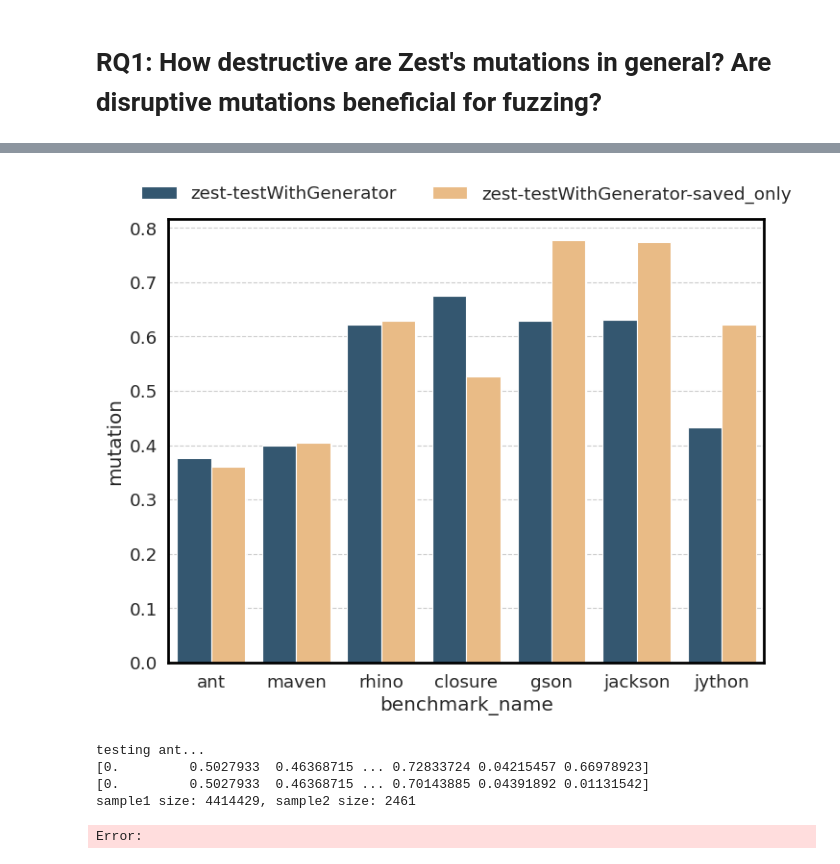
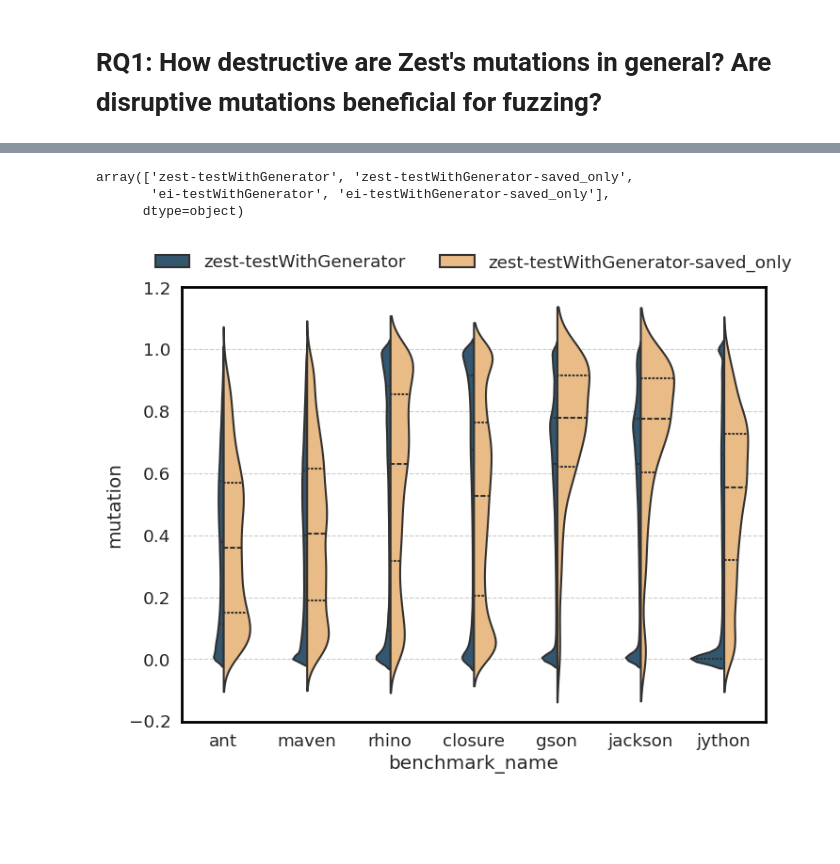
Before and after one commit to aoli-al/JQF-ei, a Jupyter notebook: scripts/experiments/ei/ei-ubc/data_exploration.ipynb, the cells around one changed output, grey strips where cells are left out. Saved outputs shown, nothing was run; the diff lists cells and outputs as text; code cells hidden in the pictures; blank space fills up the shorter version.

Commit message:
Update figures

```diff
--- a/scripts/experiments/ei/ei-ubc/data_exploration.ipynb
+++ b/scripts/experiments/ei/ei-ubc/data_exploration.ipynb
@@ -16,0 +16,10 @@ The autoreload extension is already loaded. To reload it, use:
+# %%
+def violin_plot_for_mutation_distance(df, experiment_name, fig_name, split=True, inner='quart'):
+    tmp_ax = sns.violinplot(x='benchmark_name', y='mutation', hue='algorithm', data=df, split=split, linewidth=1.5, inner=inner)
+    sns.move_legend(tmp_ax, "lower center", bbox_to_anchor=(.5, 1), ncol=3, title=None, frameon=False)
+    plt.savefig('./figs/{}_{}.png'.format(experiment_name, fig_name), dpi=300)
+
+def box_plot_for_mutation_distance(df, experiment_name, fig_name):
+    tmp_ax = sns.boxplot(data=df, x='benchmark_name', y='mutation', hue='algorithm')
+    sns.move_legend(tmp_ax, "lower center", bbox_to_anchor=(.5, 1), ncol=3, title=None, frameon=False)
+    plt.savefig('./figs/{}_{}.png'.format(experiment_name, fig_name), dpi=300)
@@ -86,13 +72,0 @@ processed_mutation_stats
-# %%
-# get the median values
-median_mutation_df = processed_mutation_stats.loc[:, (slice(None), ['', 'median'])]
-# flatten the index
-median_mutation_df.columns = median_mutation_df.columns.get_level_values(0)
-# reorder the index
-median_mutation_df = median_mutation_df.reindex([0, 5, 6, 1, 2, 3, 4, 7, 12, 13, 8, 9, 10, 11]).reset_index(drop=True)
-# bar plot
-tmp_ax = sns.barplot(median_mutation_df, x='benchmark_name', y='mutation', hue='algorithm')
-sns.move_legend(tmp_ax, "lower center", bbox_to_anchor=(.5, 1), ncol=3, title=None, frameon=False)
-plt.savefig('./figs/{}_bar_plot.png'.format(experiment_name), dpi=300)
-# %% [output]
-[figure, removed]
@@ -107,19 +73,16 @@ for name in test_names:
-# %%
-# TODO: large, unequal sample sizes; debugging required
-for benchmark_name in mutation_df.benchmark_name.unique():
-    print('testing {}...'.format(benchmark_name))
-    alg1_data = mutation_groupby.get_group(('zest-testWithGenerator', benchmark_name)).mutation.values
-    alg2_data = mutation_groupby.get_group(('zest-testWithGenerator-saved_only', benchmark_name)).mutation.values
-    print('sample1 size: {}, sample2 size: {}'.format(len(alg1_data), len(alg2_data)))
-    result_two_sided = mann_whitney_u_test(alg1_data, alg2_data, alternative=test_names[0], verbose=False)
-    result_one_sided = mann_whitney_u_test(alg1_data, alg2_data, alternative=test_names[1], verbose=False)
-    result_dict[benchmark_name] = list(result_two_sided) + list(result_one_sided)
-# create the dataframe
-stats_df = pd.DataFrame(result_dict, index=indices)
-stats_df
-# %% [output]
-testing ant...
-[0.         0.5027933  0.46368715 ... 0.72833724 0.04215457 0.66978923]
-[0.         0.5027933  0.46368715 ... 0.70143885 0.04391892 0.01131542]
-sample1 size: 4414429, sample2 size: 2461
-Error:
+# %%
+mutation_df['algorithm'].unique()
+# %% [output]
+array(['zest-testWithGenerator', 'zest-testWithGenerator-saved_only',
+       'ei-testWithGenerator', 'ei-testWithGenerator-saved_only'],
+      dtype=object)
+# %%
+zest_df = mutation_df[mutation_df['algorithm'].str.contains('zest')]
+ei_df = mutation_df[~mutation_df.index.isin(zest_df.index)]
+saved_only_df = mutation_df[mutation_df['algorithm'].str.contains('saved_only')]
+all_input_df = mutation_df[~mutation_df.index.isin(saved_only_df.index)]
+# %%
+# violin split plot
+violin_plot_for_mutation_distance(zest_df, experiment_name, 'zest_violin_plot', split=True, inner='quart')
+# %% [output]
+[figure, added]
```
Also changed, not shown: parts of 18 cells of this notebook, 13 other files.
